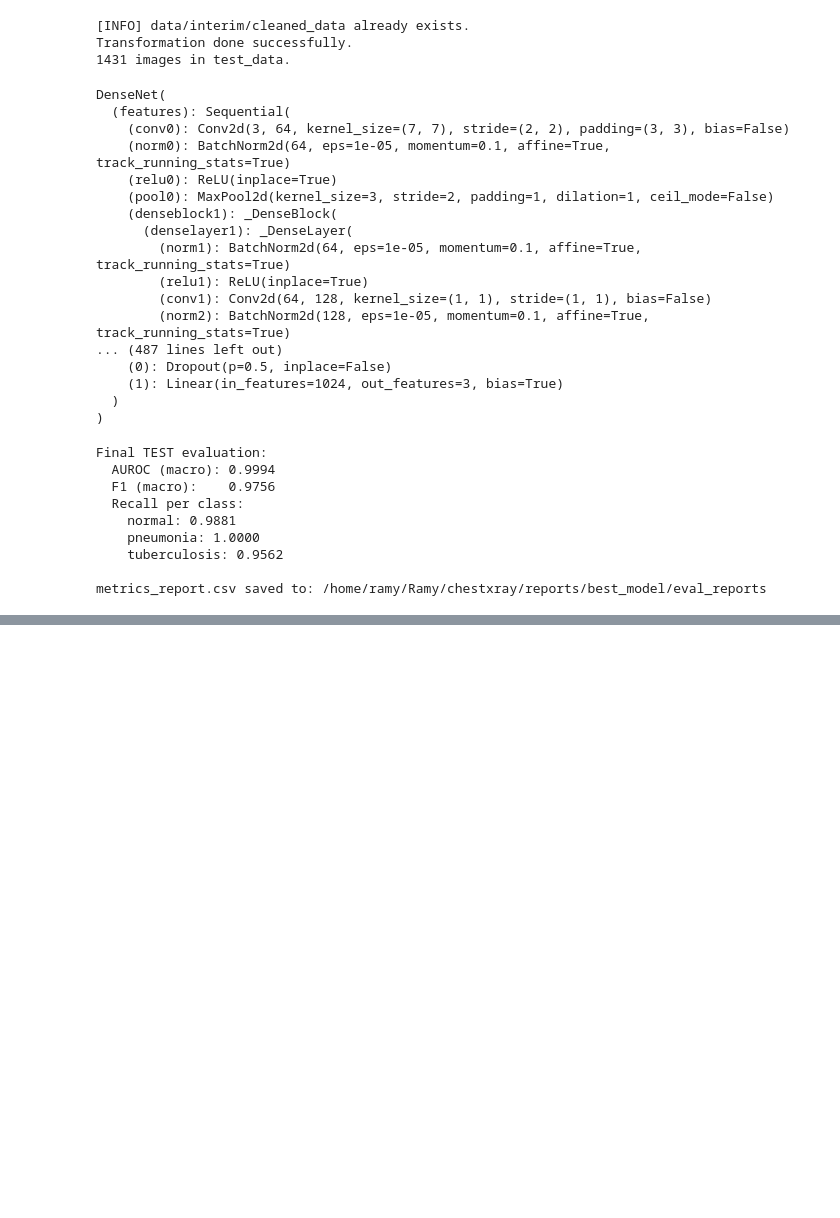
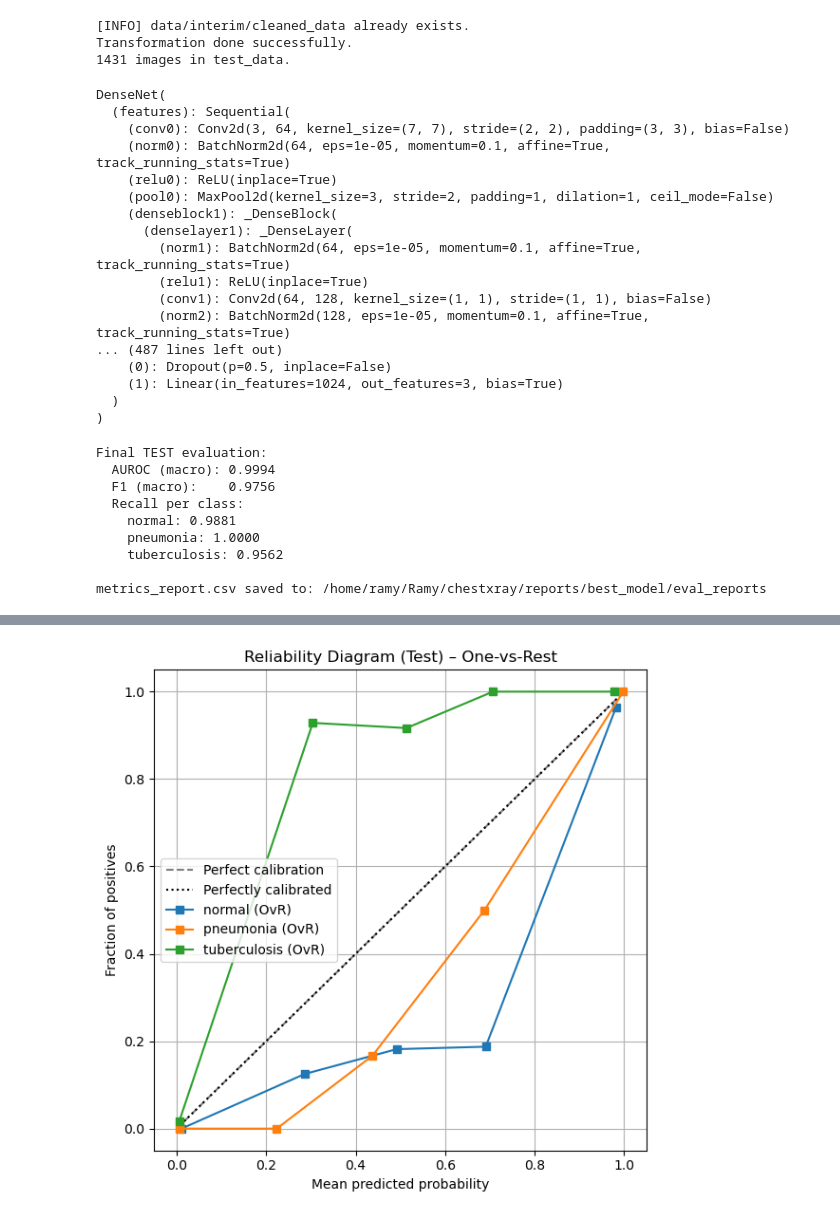
Before and after one commit to RamyGadalla/chest-xray-classification-ramygadalla, a Jupyter notebook: notebooks/evaluate_dev.ipynb, the cells around one changed output, grey strips where cells are left out. Cells and saved outputs as stored; diff of their text form; code cells hidden in the pictures; blank space fills up the shorter version.

Commit message:
calibration and threshold analysis added

```diff
--- a/notebooks/evaluate_dev.ipynb
+++ b/notebooks/evaluate_dev.ipynb
@@ -238,3 +238,102 @@ report_dict = classification_report(
 
 report_df = pd.DataFrame(report_dict).transpose()
 report_df.to_csv(OUT_DIR / "classification_report.csv")
+# %%
+import numpy as np
+import torch
+import torch.nn as nn
+from torch.utils.data import DataLoader
+from torchvision import models
+
+import matplotlib.pyplot as plt
+from sklearn.calibration import calibration_curve, CalibrationDisplay
+from chestxray_module.dataset import load_split
+
+
+# NUM_CLASSES = 3
+# CLASS_NAMES = ["normal", "pneumonia", "tuberculosis"]  # must match your CLASS_TO_IDX order
+# CHECKPOINT_PATH = f"{os.getcwd()}/models/best_model.pt"
+# DEVICE = "cuda" if torch.cuda.is_available() else "cpu"
+
+# BATCH_SIZE = 32
+# NUM_WORKERS = 0
+
+# test_dataset = load_split("test")
+
+# test_loader = DataLoader(
+#     test_dataset,
+#     batch_size=BATCH_SIZE,
+#     shuffle=False,
+#     num_workers=NUM_WORKERS,
+#     pin_memory=True,
+# )
+
+
+# model = models.densenet121(weights=None)
+# in_features = model.classifier.in_features
+# model.classifier = nn.Sequential(
+#     nn.Dropout(p=0.5),
+#     nn.Linear(in_features, NUM_CLASSES)
+# )
+
+# model.load_state_dict(torch.load(CHECKPOINT_PATH, map_location=DEVICE))
+# model.to(DEVICE)
+# model.eval()
+
+
+all_probs = []
+all_targets = []
+
+with torch.no_grad():
+    for batch in test_loader:
+        images = batch["image"].to(DEVICE)
+
+        # Ensure correct dtype for the model (float)
+        if images.dtype != torch.float32:
+            images = images.float()
+
+        # labels must be numeric long tensor already (B,)
+        labels = batch["class"].to(DEVICE).long()
+
+        logits = model(images)                      # (B, C)
+        probs = torch.softmax(logits, dim=1)        # (B, C)
+
+        all_probs.append(probs.cpu().numpy())
+        all_targets.append(labels.cpu().numpy())
+
+all_probs = np.concatenate(all_probs, axis=0)       # (N, C)
+all_targets = np.concatenate(all_targets, axis=0)   # (N,)
+
+print("all_probs shape:", all_probs.shape)
+print("all_targets shape:", all_targets.shape)
+print("unique targets:", set(all_targets.tolist()))
+
+
+
+fig, ax = plt.subplots(figsize=(6, 6))
+
+# Perfect calibration line
+ax.plot([0, 1], [0, 1], "--", color="gray", label="Perfect calibration")
+
+for class_idx, class_name in enumerate(CLASS_NAMES):
+    # One-vs-rest labels
+    y_true_bin = (all_targets == class_idx).astype(int)
+    y_prob_bin = all_probs[:, class_idx]
+
+    CalibrationDisplay.from_predictions(
+        y_true_bin,
+        y_prob_bin,
+        n_bins=5,
+        strategy="uniform",
+        name=f"{class_name} (OvR)",
+        ax=ax,
+    )
+
+ax.set_title("Reliability Diagram (Test) – One-vs-Rest")
+ax.set_xlabel("Mean predicted probability")
+ax.set_ylabel("Fraction of positives")
+ax.grid(False)
+ax.legend()
+plt.tight_layout()
+plt.show()
+# %% [output]
@@ -240,0 +343 @@ report_df.to_csv(OUT_DIR / "classification_report.csv")
+[figure, added]
```
Also changed, not shown: parts of 4 cells of this notebook, 4 other files.
